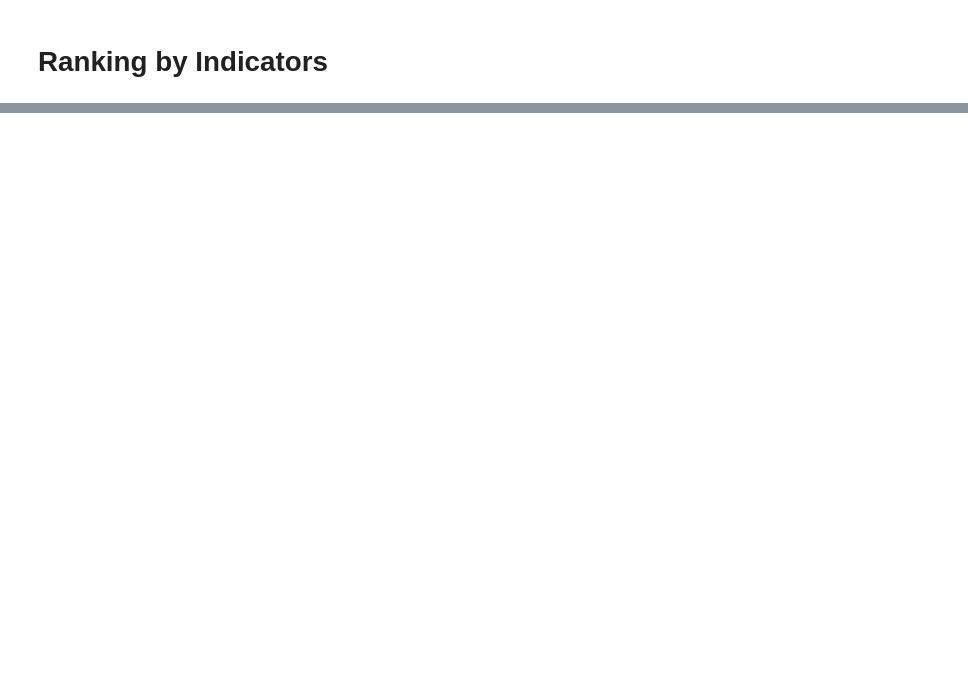
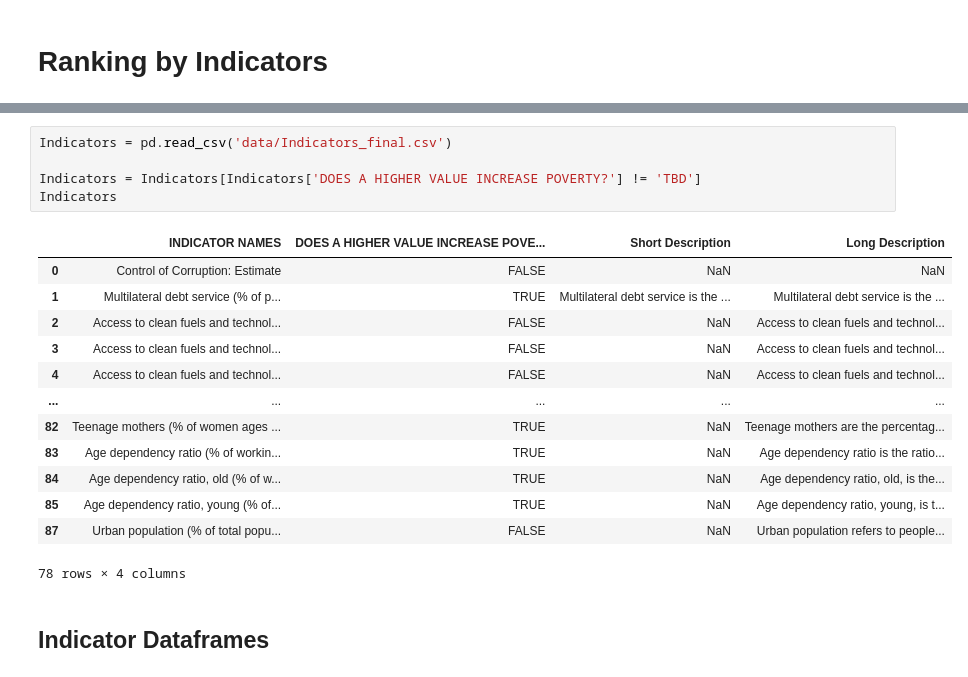
Before and after one commit to paulpark6/SAP_Datathon, a Jupyter notebook: justin.ipynb, the cells around one changed output, grey strips where cells are left out. Saved outputs shown, nothing was run; the diff lists cells and outputs as text; blank space fills up the shorter version.

```diff
--- a/justin.ipynb
+++ b/justin.ipynb
@@ -47,0 +44,21 @@ KeyError: 'year_columns'
+# %%
+Indicators = pd.read_csv('data/Indicators_final.csv')
+
+Indicators = Indicators[Indicators['DOES A HIGHER VALUE INCREASE POVERTY?'] != 'TBD']
+Indicators
+# %% [output]
+|  | INDICATOR NAMES | DOES A HIGHER VALUE INCREASE POVE... | Short Description | Long Description |
+| 0 | Control of Corruption: Estimate | FALSE | NaN | NaN |
+| 1 | Multilateral debt service (% of p... | TRUE | Multilateral debt service is the ... | Multilateral debt service is the ... |
+| 2 | Access to clean fuels and technol... | FALSE | NaN | Access to clean fuels and technol... |
+| 3 | Access to clean fuels and technol... | FALSE | NaN | Access to clean fuels and technol... |
+| 4 | Access to clean fuels and technol... | FALSE | NaN | Access to clean fuels and technol... |
+| ... | ... | ... | ... | ... |
+| 82 | Teenage mothers (% of women ages ... | TRUE | NaN | Teenage mothers are the percentag... |
+| 83 | Age dependency ratio (% of workin... | TRUE | NaN | Age dependency ratio is the ratio... |
+| 84 | Age dependency ratio, old (% of w... | TRUE | NaN | Age dependency ratio, old, is the... |
+| 85 | Age dependency ratio, young (% of... | TRUE | NaN | Age dependency ratio, young, is t... |
+| 87 | Urban population (% of total popu... | FALSE | NaN | Urban population refers to people... |
+78 rows × 4 columns
+# %% [markdown]
+## Indicator Dataframes
```
Also changed, not shown: parts of 13 cells of this notebook, 1 other file.
